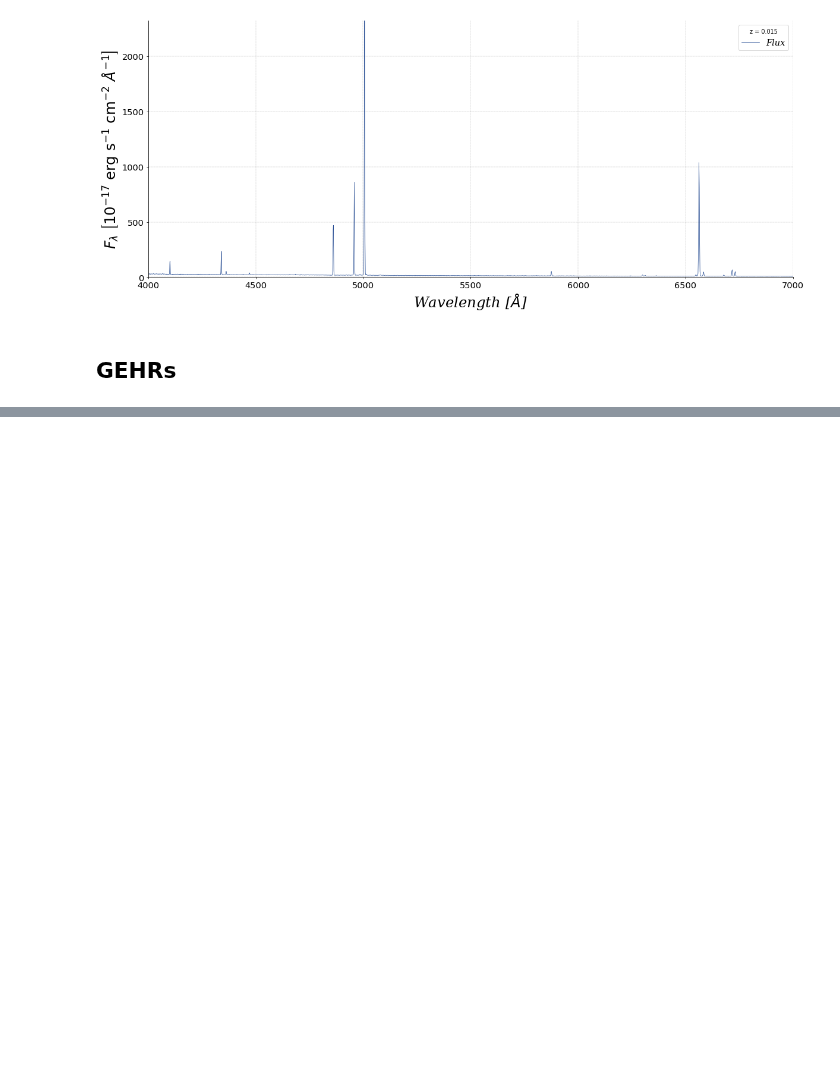
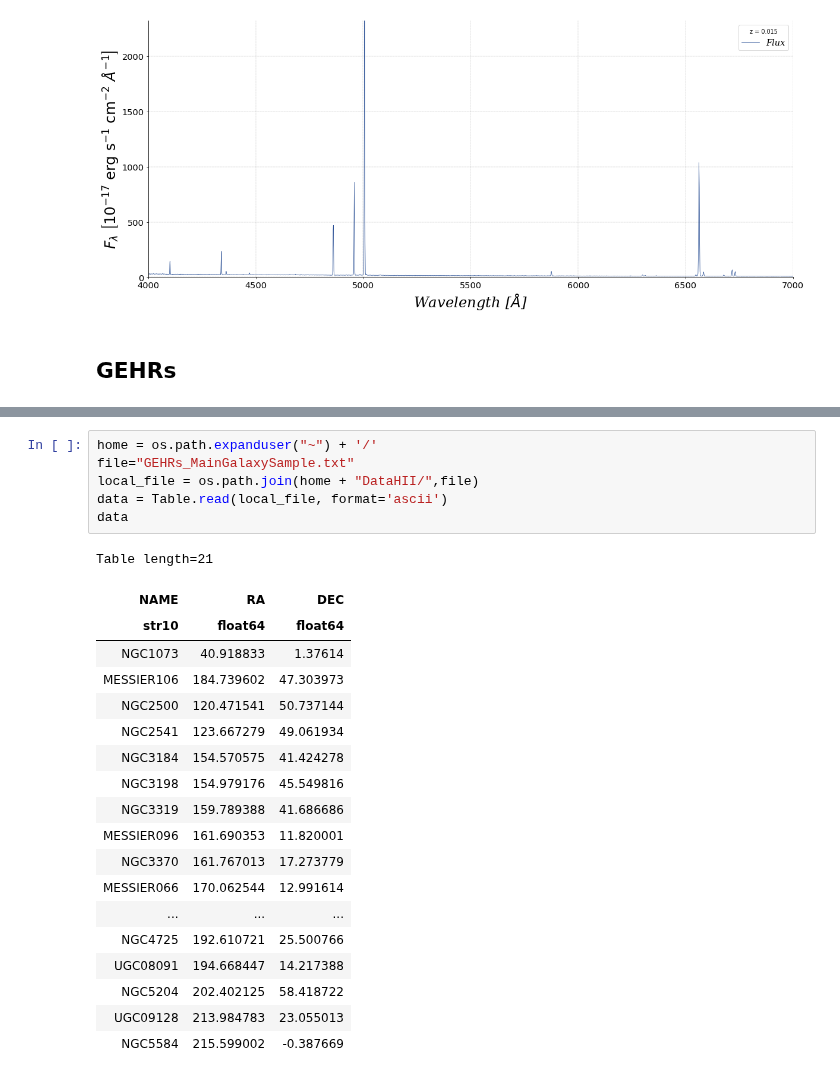
Before and after one commit to hol1m4n/HIIGalaxies, a Jupyter notebook: SPS/Object_Finder.ipynb, the cells around one changed output, grey strips where cells are left out. Saved outputs shown, nothing was run; the diff lists cells and outputs as text; blank space fills up the shorter version.

```diff
--- a/SPS/Object_Finder.ipynb
+++ b/SPS/Object_Finder.ipynb
@@ -501,0 +638,26 @@ decimal_dec = sky_coord.dec.deg
+# %%
+home = os.path.expanduser("~") + '/'
+file="GEHRs_MainGalaxySample.txt"
+local_file = os.path.join(home + "DataHII/",file)
+data = Table.read(local_file, format='ascii')
+data
+# %% [output]
+Table length=21
+| NAME | RA | DEC |
+| str10 | float64 | float64 |
+| NGC1073 | 40.918833 | 1.37614 |
+| MESSIER106 | 184.739602 | 47.303973 |
+| NGC2500 | 120.471541 | 50.737144 |
+| NGC2541 | 123.667279 | 49.061934 |
+| NGC3184 | 154.570575 | 41.424278 |
+| NGC3198 | 154.979176 | 45.549816 |
+| NGC3319 | 159.789388 | 41.686686 |
+| MESSIER096 | 161.690353 | 11.820001 |
+| NGC3370 | 161.767013 | 17.273779 |
+| MESSIER066 | 170.062544 | 12.991614 |
+| ... | ... | ... |
+| NGC4725 | 192.610721 | 25.500766 |
+| UGC08091 | 194.668447 | 14.217388 |
+| NGC5204 | 202.402125 | 58.418722 |
+| UGC09128 | 213.984783 | 23.055013 |
+| NGC5584 | 215.599002 | -0.387669 |
```
Also changed, not shown: parts of 31 cells of this notebook, 1 other file.
